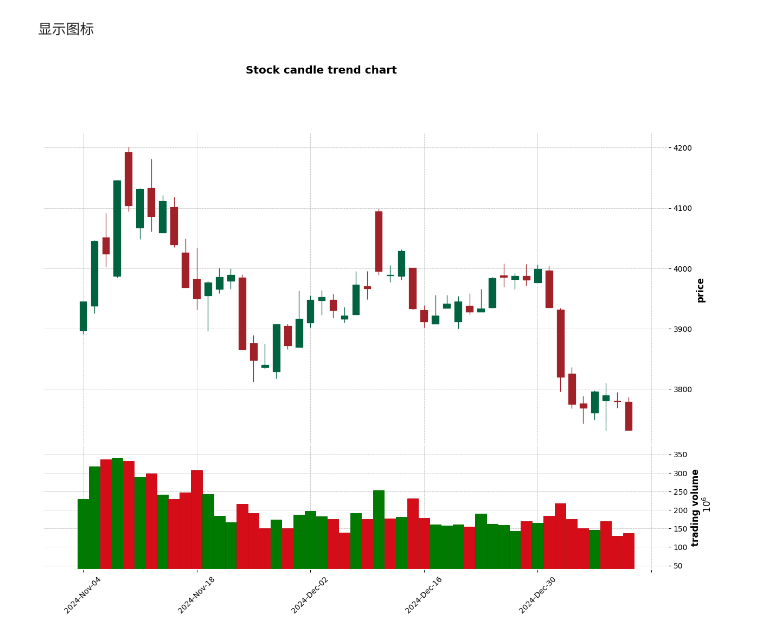
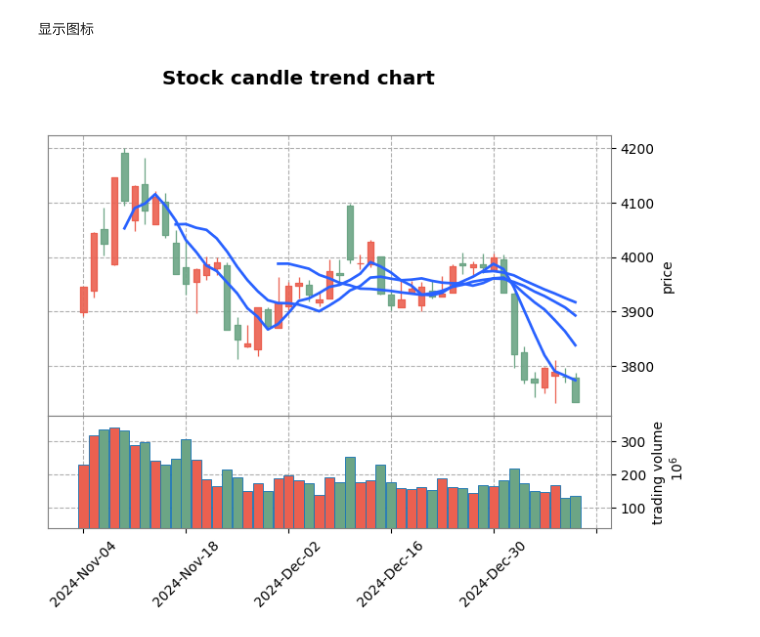
Before and after one commit to sjszues616/smart_invest, a Jupyter notebook: akshare_api_test.ipynb, the cells around one changed output. Cells and saved outputs as stored; diff of their text form; code cells hidden in the pictures.

```diff
--- a/akshare_api_test.ipynb
+++ b/akshare_api_test.ipynb
@@ -42,27 +10,35 @@ plt.savefig("plot.png", dpi=300)
 # %%
 import datetime
 import os
 from sqlalchemy import create_engine
 import toml
 import pandas as pd
 
 CONFIG = toml.load(os.getenv('ENV', 'development') + '.toml')
 DATABASE_URL = 'mysql+pymysql://%(user)s:%(password)s@%(host)s:%(port)d/%(db)s?charset=%(charset)s' % CONFIG['pymysql']
 engine = create_engine(DATABASE_URL)
 
 # 获取沪深300 2024年至今的数据
 query = "SELECT * FROM a_stock_daily_data WHERE date > '2024-11-01' and symbol='sh000300'"
 df = pd.read_sql_query(query, con=engine)
 df.set_index('date', inplace=True)
+mc = mpf.make_marketcolors(alpha=0.9,up='#EB6050',down='#6CA585',inherit=True)
+s = mpf.make_mpf_style(base_mpf_style='tradingview',marketcolors=mc)
+# moving average mav 均线
+# volume 是否显示交易量
+#
+plot_params = {
+    "mav": (5,10,20,40,80)
+}
 mpf.plot(df,
          type='candle',
          volume=True,
-         style='charles',
+         style=s,
          title='Stock candle trend chart',
          ylabel='price',
          ylabel_lower='trading volume',
-         figscale=2)
+         figscale=1,**plot_params)
 
 mpf.show()
 # %% [output]
-[figure, old version]
+[figure, new version]
```
Also changed, not shown: parts of 2 cells of this notebook, 8 other files.
